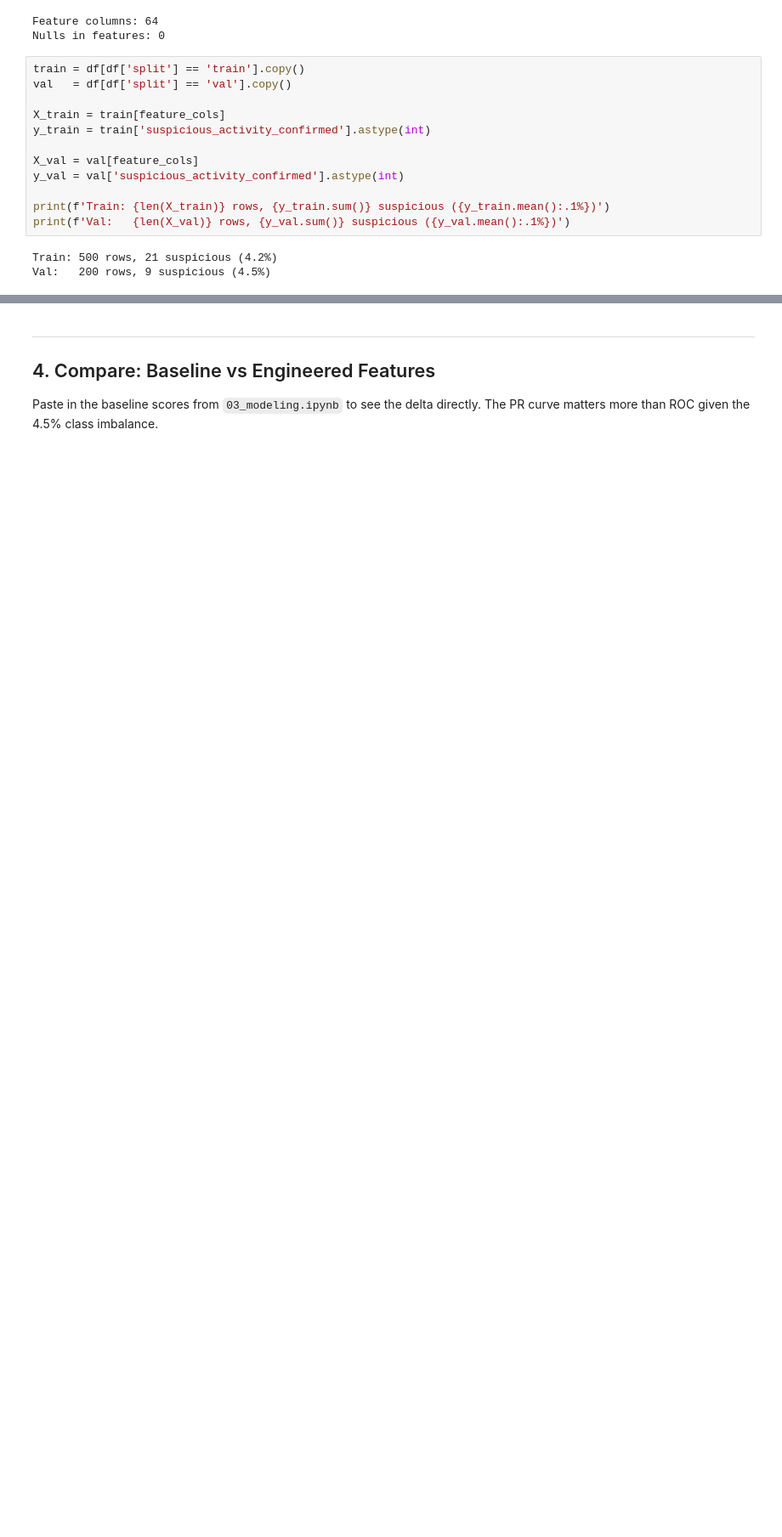
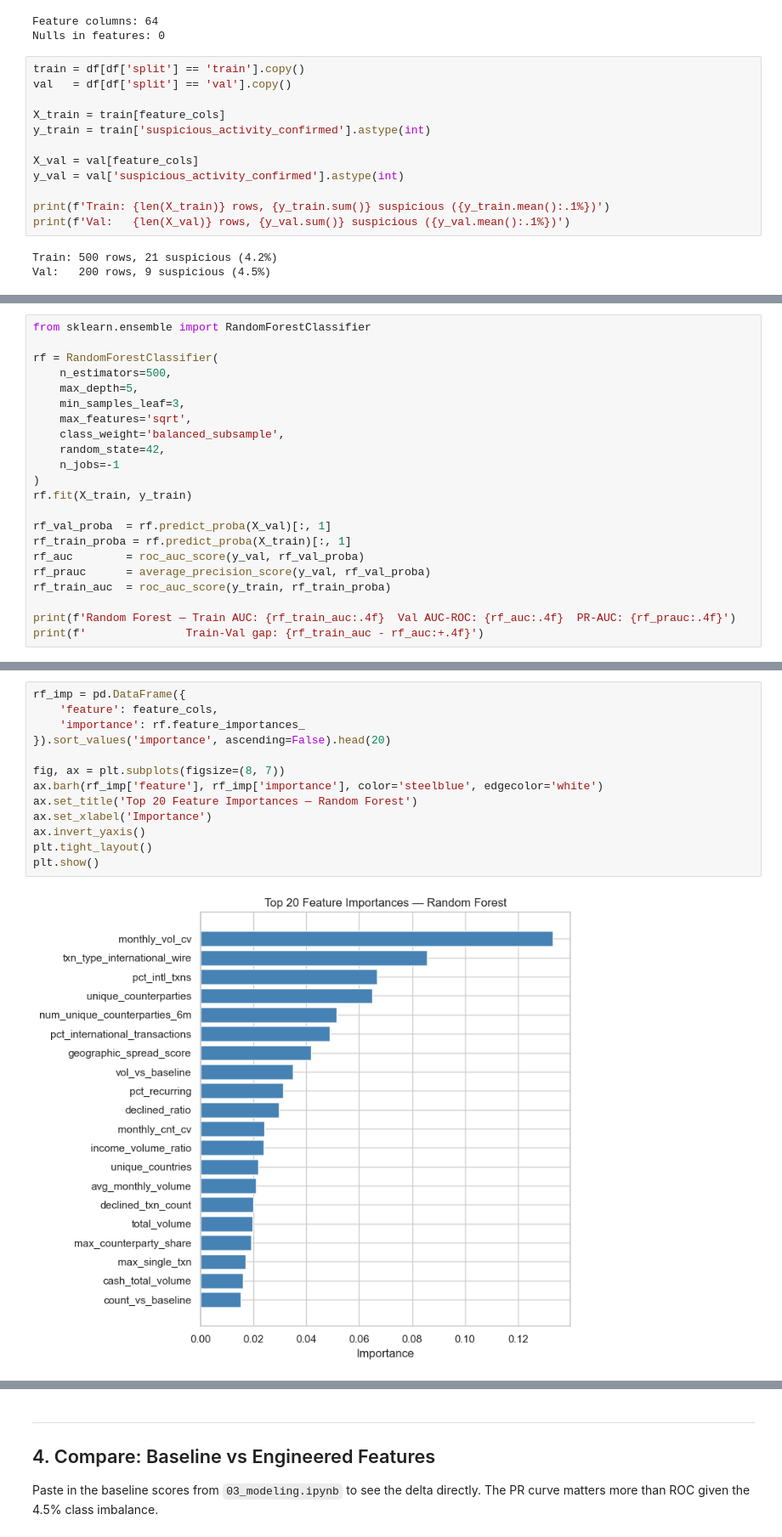
Before and after one commit to DimiDime/transaction-classification-system, a Jupyter notebook: notebooks/04_modelling_updated.ipynb, the cells around one changed output, grey strips where cells are left out. Shown at 85% size. Cells and saved outputs as stored; diff of their text form; blank space fills up the shorter version.

```diff
--- a/notebooks/04_modelling_updated.ipynb
+++ b/notebooks/04_modelling_updated.ipynb
@@ -157,0 +172,22 @@ plt.show()
+# %%
+from sklearn.ensemble import RandomForestClassifier
+
+rf = RandomForestClassifier(
+    n_estimators=500,
+    max_depth=5,
+    min_samples_leaf=3,
+    max_features='sqrt',
+    class_weight='balanced_subsample',
+    random_state=42,
+    n_jobs=-1
+)
+rf.fit(X_train, y_train)
+
+rf_val_proba  = rf.predict_proba(X_val)[:, 1]
+rf_train_proba = rf.predict_proba(X_train)[:, 1]
+rf_auc        = roc_auc_score(y_val, rf_val_proba)
+rf_prauc      = average_precision_score(y_val, rf_val_proba)
+rf_train_auc  = roc_auc_score(y_train, rf_train_proba)
+
+print(f'Random Forest — Train AUC: {rf_train_auc:.4f}  Val AUC-ROC: {rf_auc:.4f}  PR-AUC: {rf_prauc:.4f}')
+print(f'               Train-Val gap: {rf_train_auc - rf_auc:+.4f}')
@@ -157,0 +197,15 @@ plt.show()
+# %%
+rf_imp = pd.DataFrame({
+    'feature': feature_cols,
+    'importance': rf.feature_importances_
+}).sort_values('importance', ascending=False).head(20)
+
+fig, ax = plt.subplots(figsize=(8, 7))
+ax.barh(rf_imp['feature'], rf_imp['importance'], color='steelblue', edgecolor='white')
+ax.set_title('Top 20 Feature Importances — Random Forest')
+ax.set_xlabel('Importance')
+ax.invert_yaxis()
+plt.tight_layout()
+plt.show()
+# %% [output]
+[figure, added]
```
Also changed, not shown: parts of 22 cells of this notebook, 2 other files.
